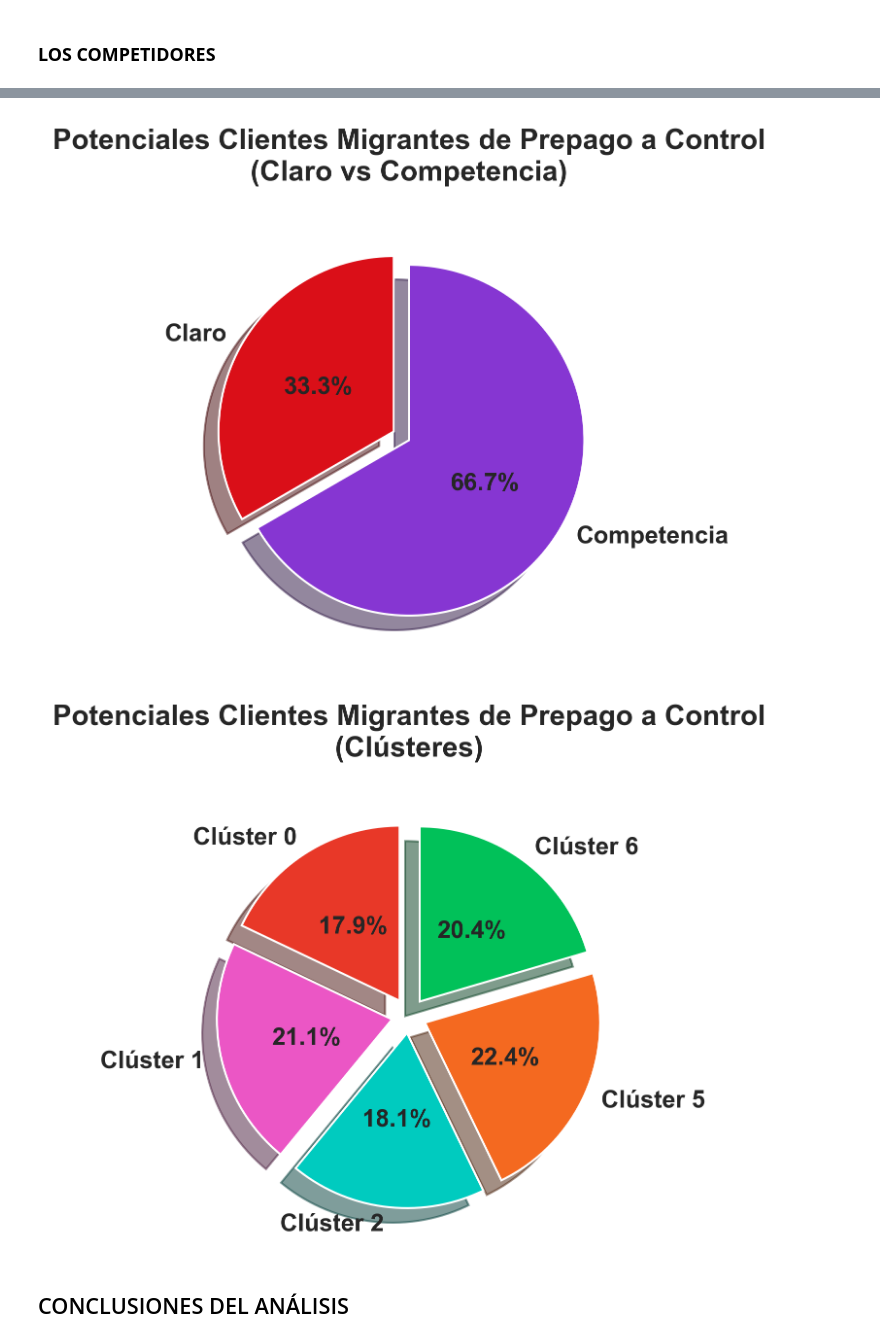
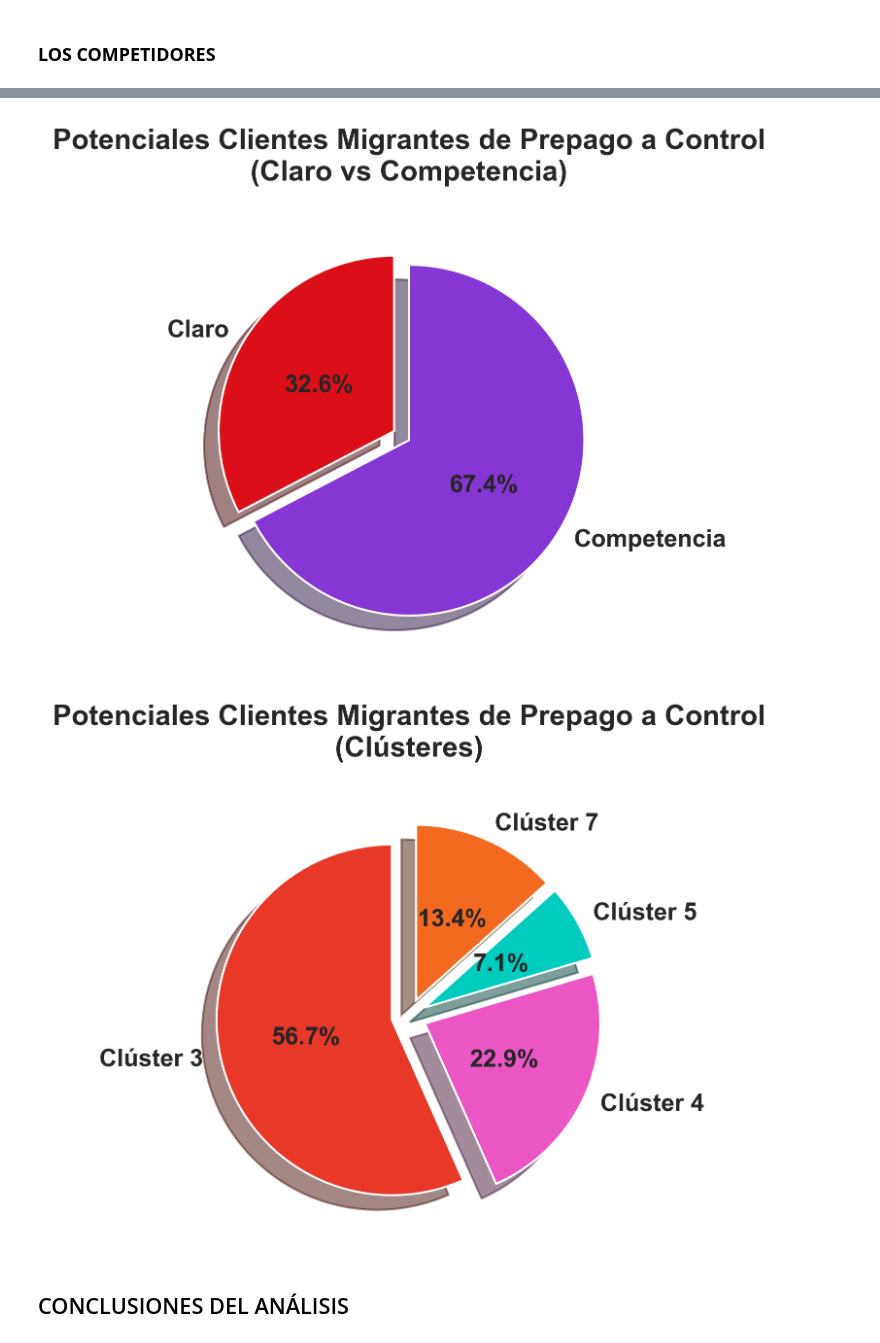
Before and after one commit to Luivelo/Final-TEE, a Jupyter notebook: Final_TEE.ipynb, the cells around one changed output, grey strips where cells are left out. Saved outputs shown, nothing was run; the diff lists cells and outputs as text; code cells hidden in the pictures.

```diff
--- a/Final_TEE.ipynb
+++ b/Final_TEE.ipynb
@@ -663,6 +670,6 @@ df
 # %%
 # Datos de clientes
-x = [3305, 6608]  # Ejemplo de totales de clientes para Claro y Competencia
+x = [1138, 2348]  # Ejemplo de totales de clientes para Claro y Competencia
 
 # Colores personalizados utilizando una paleta de Seaborn
 colors = ['#da0f18','#8636d2'] # Paleta de colores roja a verde
@@ -699,47 +706,47 @@ plt.tight_layout()
 # Mostrar el gráfico
 plt.show()
 # %% [output]
-[figure, old version]
+[figure, new version]
 # %%
 # Datos de clientes
-y = [1777,2092,1799,2219,2026]  # Ejemplo de totales de clientes para Claro y Competencia
+y = [1975,799,246,466]  # Ejemplo de totales de clientes para Claro y Competencia
 
 # Colores personalizados utilizando una paleta de Seaborn
-colors = ['#e83828','#eb56c5','#00cbbf','#f46920','#01c159'] # Paleta de colores roja a verde
+colors = ['#e83828','#eb56c5','#00cbbf','#f46920'] # Paleta de colores roja a verde
 
 # Etiquetas
-labels=['Clúster 0', 'Clúster 1','Clúster 2','Clúster 5','Clúster 6']
+labels=['Clúster 3', 'Clúster 4','Clúster 5','Clúster 7']
 
 # Establecer el estilo de Seaborn para gráficos profesionales
 sns.set_theme(style="whitegrid")
 
 # Crear gráfico de pastel con estilo Seaborn
 plt.figure(figsize=(6, 4), dpi=300)  # Tamaño de la figura
 
 # Crear gráfico de pastel con elementos personalizados
 plt.pie(y,
         labels=labels,
         autopct='%1.1f%%',  # Porcentaje con 1 decimal
         colors=colors,  # Colores personalizados de Seaborn
-        explode=(0.1, 0.1, 0.1, 0.1, 0.1),  # Separar ligeramente la primera rebanada (Clúster 0)
+        explode=(0.1, 0.1, 0.1, 0.1),  # Separar ligeramente la primera rebanada (Clúster 0)
         shadow=True,  # Añadir sombra para darle profundidad
         startangle=90,  # Iniciar el gráfico desde 90 grados
         textprops={'fontsize': 12, 'fontweight': 'bold'},  # Propiedades del texto
         pctdistance=0.50)  # Posicionar los porcentajes más cerca del centro
 
 # Añadir título con formato profesional
 plt.title('Potenciales Clientes Migrantes de Prepago a Control\n(Clústeres)',
           pad=20,  # Espacio entre el título y el gráfico
           fontsize=14,
           fontweight='bold')
 
 # Ajustar el diseño y evitar que se solapen los elementos
 plt.tight_layout()
 
 # Mostrar el gráfico
 plt.show()
 # %% [output]
-[figure, old version]
+[figure, new version]
 # %% [markdown]
 ## CONCLUSIONES DEL ANÁLISIS
 # %% [markdown]
```
Also changed, not shown: parts of 12 cells of this notebook.
